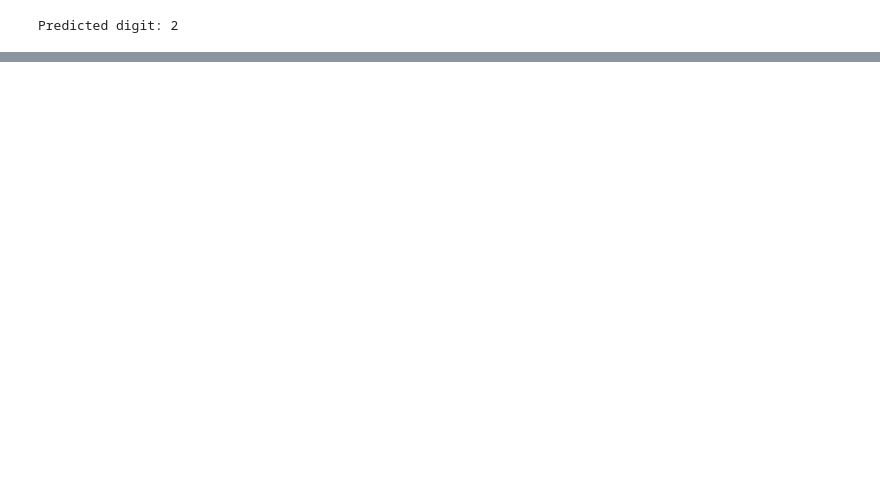
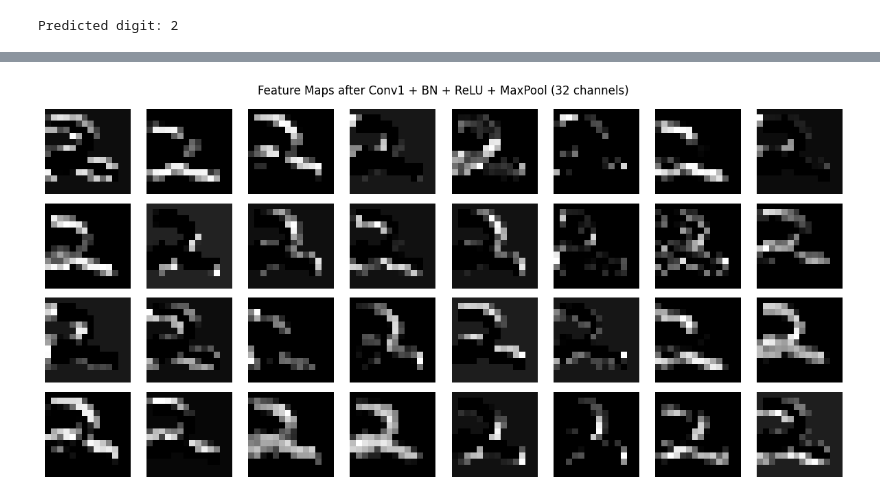
Before and after one commit to ABDhaikal/Number-Image-Classification, a Jupyter notebook: imageNumberClassi edge and rgb.ipynb, the cells around one changed output, grey strips where cells are left out. Drawn from its saved outputs; the diff is of its cells as text; code cells hidden in the pictures; blank space fills up the shorter version.

```diff
--- a/imageNumberClassi edge and rgb.ipynb
+++ b/imageNumberClassi edge and rgb.ipynb
@@ -412,3 +412,28 @@ plt.show()
+# %%
+# Visualisasi feature map setelah MaxPool pertama (Conv1 -> BN -> ReLU -> Pool)
+with torch.no_grad():
+    x = processed_img.to(device)
+    if x.dim() == 3:
+        x = x.unsqueeze(0)  # add batch dimension
+    x = loaded_model.conv1(x)
+    x = loaded_model.bn1(x)
+    x = F.relu(x)
+    x = loaded_model.pool(x)  # first max pool
+    feature_maps = x.squeeze(0).cpu()
+
+fig, axes = plt.subplots(4, 8, figsize=(12, 6))
+for i, ax in enumerate(axes.flat):
+    fmap = feature_maps[i]
+    fmap_min, fmap_max = fmap.min(), fmap.max()
+    if fmap_max > fmap_min:
+        fmap = (fmap - fmap_min) / (fmap_max - fmap_min)
+    ax.imshow(fmap, cmap='gray')
+    ax.axis('off')
+plt.suptitle('Feature Maps after Conv1 + BN + ReLU + MaxPool (32 channels)')
+plt.tight_layout()
+plt.show()
+# %% [output]
+[figure, added]
 # %%
 # Visualisasi feature map setelah Conv Block 2 (64 channel)
 with torch.no_grad():
```
Also changed, not shown: parts of 8 cells of this notebook, 1 other file.
